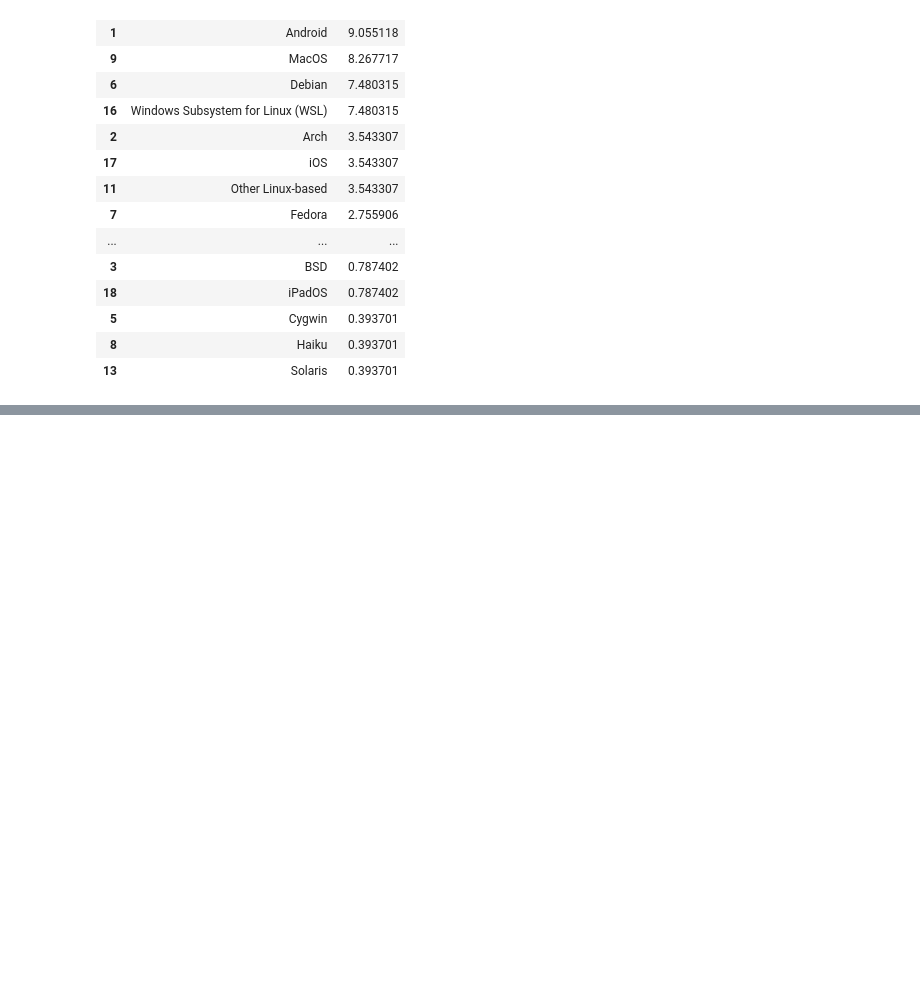
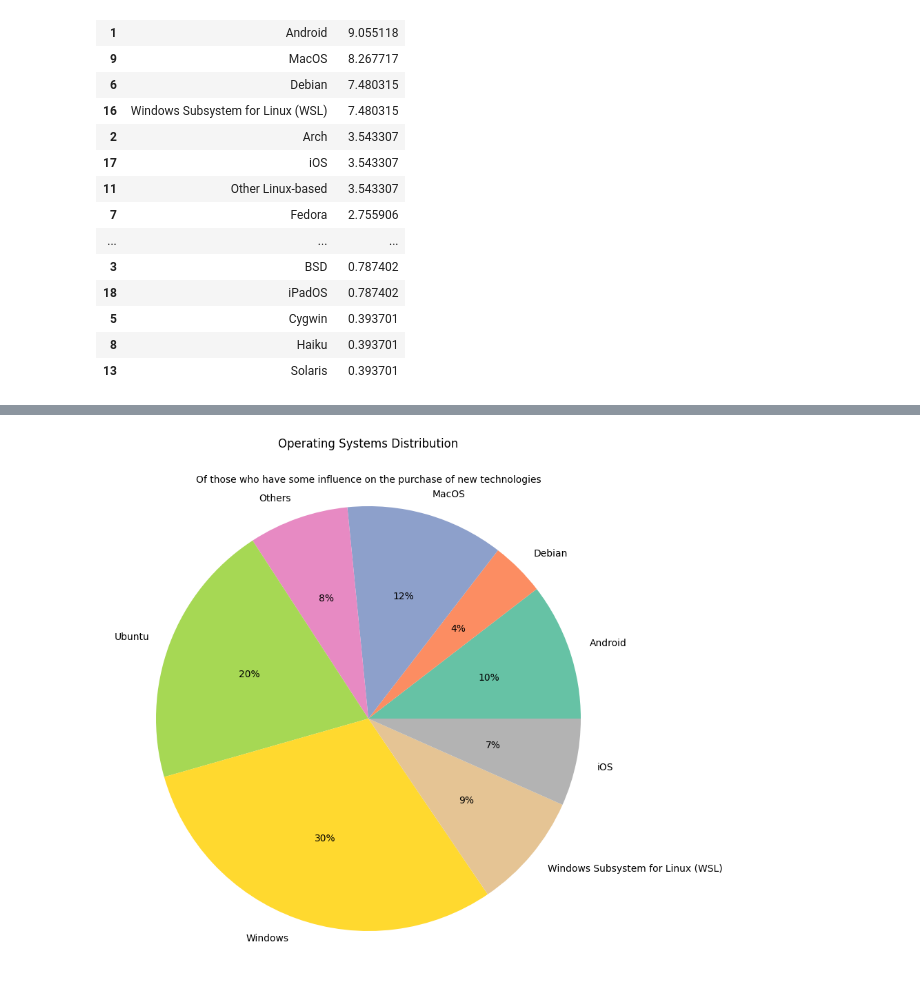
Before and after one commit to abrahim-k/stack_overflow_data, a Jupyter notebook: stack_overflow.ipynb, the cells around one changed output, grey strips where cells are left out. Drawn from its saved outputs; the diff is of its cells as text; code cells hidden in the pictures; blank space fills up the shorter version.

```diff
--- a/stack_overflow.ipynb
+++ b/stack_overflow.ipynb
@@ -69,8 +69,8 @@ class Plotter:
 
     def give_pie_plot(self, df, influence, column, name, x=10, y=10):
         df_draw = df.copy()
-        df_draw.loc[df_draw['count'] < 4, 'OpSys'] = 'Others'
-        df_draw = df_draw.groupby('OpSys')['count'].sum().reset_index()
+        df_draw.loc[df_draw['count'] < 4, column] = 'Others'
+        df_draw = df_draw.groupby(column)['count'].sum().reset_index()
         colors = sns.color_palette('Set2')[0:len(df_draw)]
         plt.figure(figsize=(x, y))
         plt.pie(df_draw['count'], labels=df_draw[column], colors=colors, autopct='%.0f%%')
@@ -350,3 +365,7 @@ some_influence_opsys
+# %%
+plotter.give_pie_plot(some_influence_opsys, 'some influence', 'OpSysProfessional use', 'Operating Systems')
+# %% [output]
+[figure, added]
 # %%
 
 high_influence_ai = high_result_maker.get_percentages_df_by_column('AISearchHaveWorkedWith')
```
Also changed, not shown: parts of 19 cells of this notebook.
